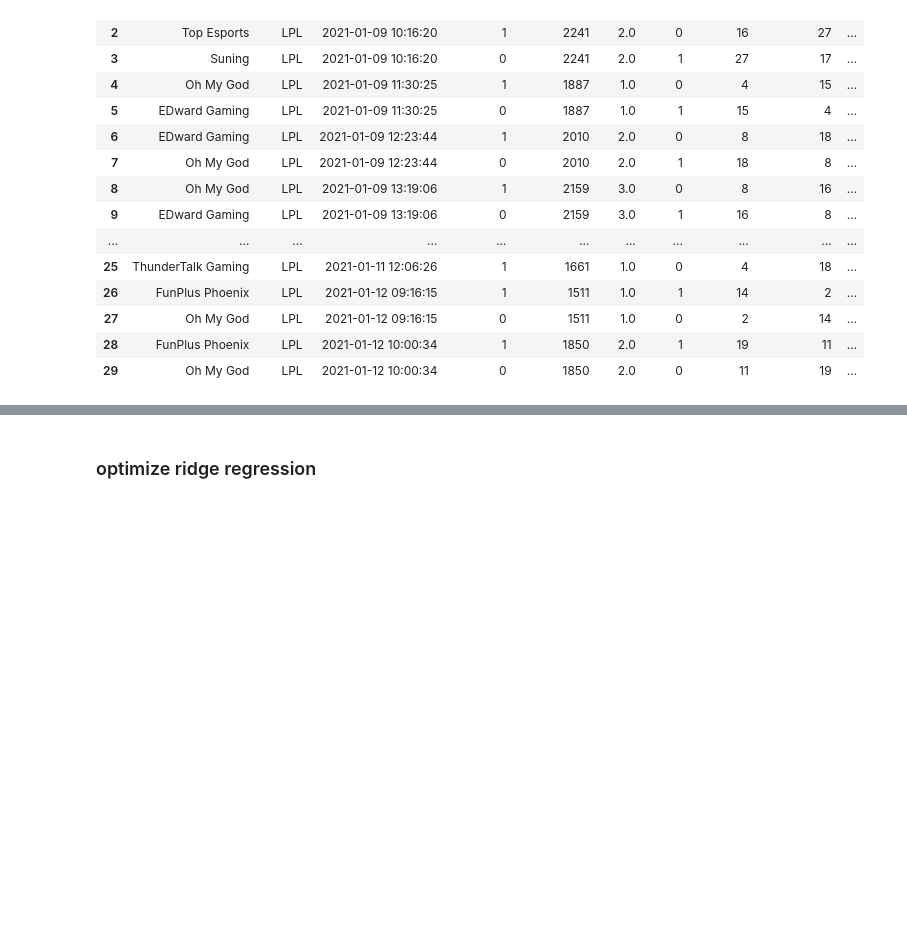
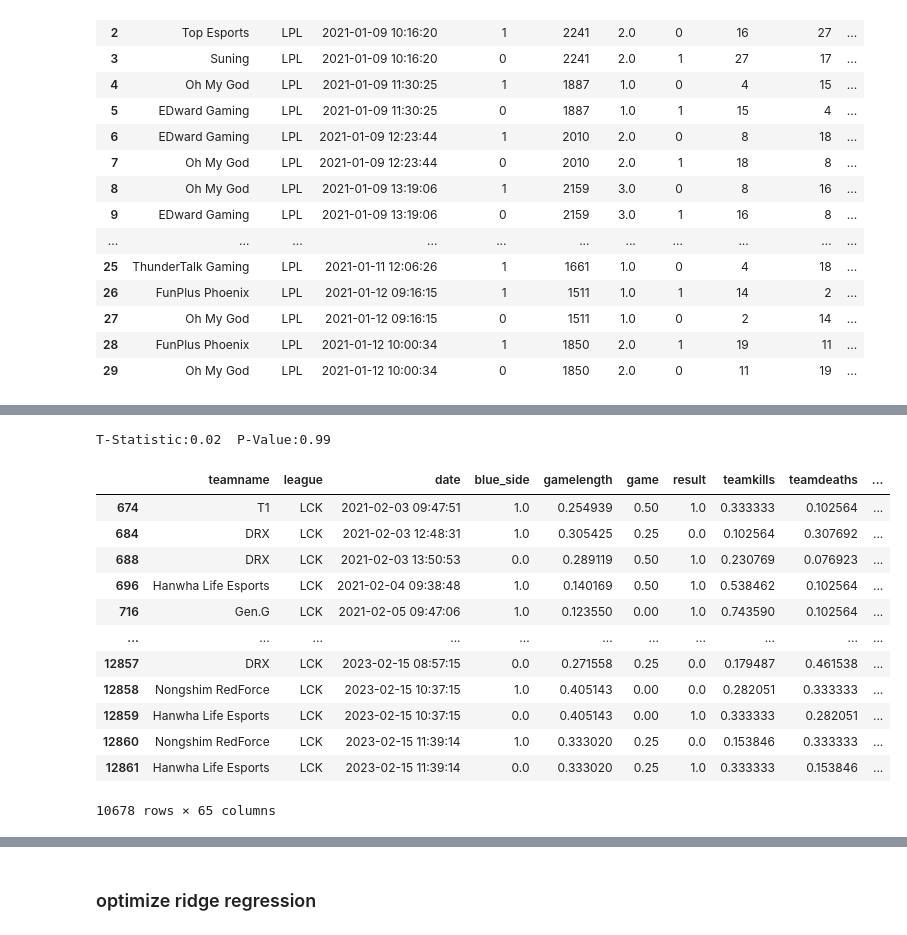
Before and after one commit to richie-p-meyer/league, a Jupyter notebook: scratch.ipynb, the cells around one changed output, grey strips where cells are left out. Saved outputs shown, nothing was run; the diff lists cells and outputs as text; code cells hidden in the pictures; blank space fills up the shorter version.

```diff
--- a/scratch.ipynb
+++ b/scratch.ipynb
@@ -143,3 +168,8 @@ ValueError: Could not interpret input 'side'
+# %%
+t,p= ttest_ind(train.blue_side,train.result, equal_var=False)
+print(f'T-Statistic:{round(t,2)}  P-Value:{round(p,2)}')
+# %% [output]
+T-Statistic:0.02  P-Value:0.99
 # %%
 def create_target(groupby):
     groupby['target']=groupby['result'].shift(-1)
@@ -173,18 +208,41 @@ df[selected_columns] = scaler.fit_transform(df[selected_columns])
 # %%
 # Create rolling averages for columns, concat as new columns to df
-cols = ['gamelength','teamkills','teamdeaths','firstblood','dragons','barons','opp_barons','towers','opp_towers',\
+
+
+def rolling(team):
+    rolling = team.rolling(10).mean()
+    return rolling
+
+def add_rolling(df):
+    cols = ['gamelength','teamkills','teamdeaths','firstblood','dragons','barons','opp_barons','towers','opp_towers',\
        'inhibitors','opp_inhibitors','damagetochampions','damagetakenperminute','wardsplaced','wardskilled',\
        'controlwardsbought','totalgold','gspd']
 
-def rolling(team,roll):
-    rolling = team.rolling(roll).mean()
-    return team
+    df_rolling=df[list(cols)+['teamname']]
 
-df_rolling = df.groupby('teamname',group_keys=False)[cols].apply(rolling,10)
 
-rolling_cols = [f'{col}_rolling' for col in df_rolling.columns]
-df_rolling.columns = rolling_cols
-df = pd.concat([df,df_rolling],axis=1)
+    df_rolling = df_rolling.groupby('teamname',group_keys=False)[cols].apply(rolling)
+
+    rolling_cols = [f'{col}_rolling' for col in df_rolling.columns]
+    df_rolling.columns = rolling_cols
+    df = pd.concat([df,df_rolling],axis=1)
+    return df.dropna()
+# %%
+add_rolling(df)
+# %% [output]
+|  | teamname | league | date | blue_side | gamelength | game | result | teamkills | teamdeaths | ... |
+| 674 | T1 | LCK | 2021-02-03 09:47:51 | 1.0 | 0.254939 | 0.50 | 1.0 | 0.333333 | 0.102564 | ... |
+| 684 | DRX | LCK | 2021-02-03 12:48:31 | 1.0 | 0.305425 | 0.25 | 0.0 | 0.102564 | 0.307692 | ... |
+| 688 | DRX | LCK | 2021-02-03 13:50:53 | 0.0 | 0.289119 | 0.50 | 1.0 | 0.230769 | 0.076923 | ... |
+| 696 | Hanwha Life Esports | LCK | 2021-02-04 09:38:48 | 1.0 | 0.140169 | 0.50 | 1.0 | 0.538462 | 0.102564 | ... |
+| 716 | Gen.G | LCK | 2021-02-05 09:47:06 | 1.0 | 0.123550 | 0.00 | 1.0 | 0.743590 | 0.102564 | ... |
+| ... | ... | ... | ... | ... | ... | ... | ... | ... | ... | ... |
+| 12857 | DRX | LCK | 2023-02-15 08:57:15 | 0.0 | 0.271558 | 0.25 | 0.0 | 0.179487 | 0.461538 | ... |
+| 12858 | Nongshim RedForce | LCK | 2023-02-15 10:37:15 | 1.0 | 0.405143 | 0.00 | 0.0 | 0.282051 | 0.333333 | ... |
+| 12859 | Hanwha Life Esports | LCK | 2023-02-15 10:37:15 | 0.0 | 0.405143 | 0.00 | 1.0 | 0.333333 | 0.282051 | ... |
+| 12860 | Nongshim RedForce | LCK | 2023-02-15 11:39:14 | 1.0 | 0.333020 | 0.25 | 0.0 | 0.153846 | 0.333333 | ... |
+| 12861 | Hanwha Life Esports | LCK | 2023-02-15 11:39:14 | 0.0 | 0.333020 | 0.25 | 1.0 | 0.333333 | 0.153846 | ... |
+10678 rows × 65 columns
 # %%
 def next_opp(team):
     team['next_opp'] = team['opp_name'].shift(-1)
```
Also changed, not shown: parts of 32 cells of this notebook, 6 other files.
